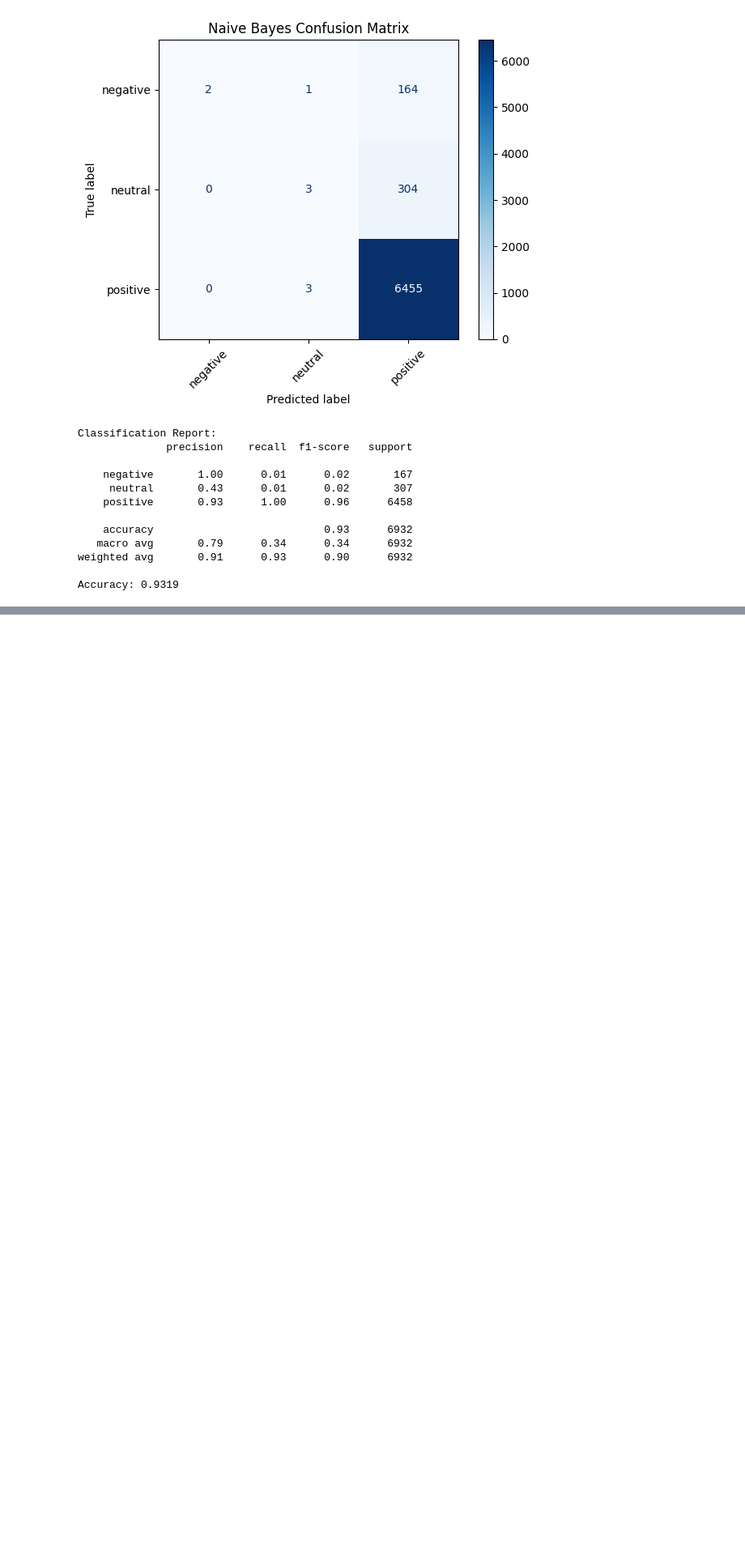
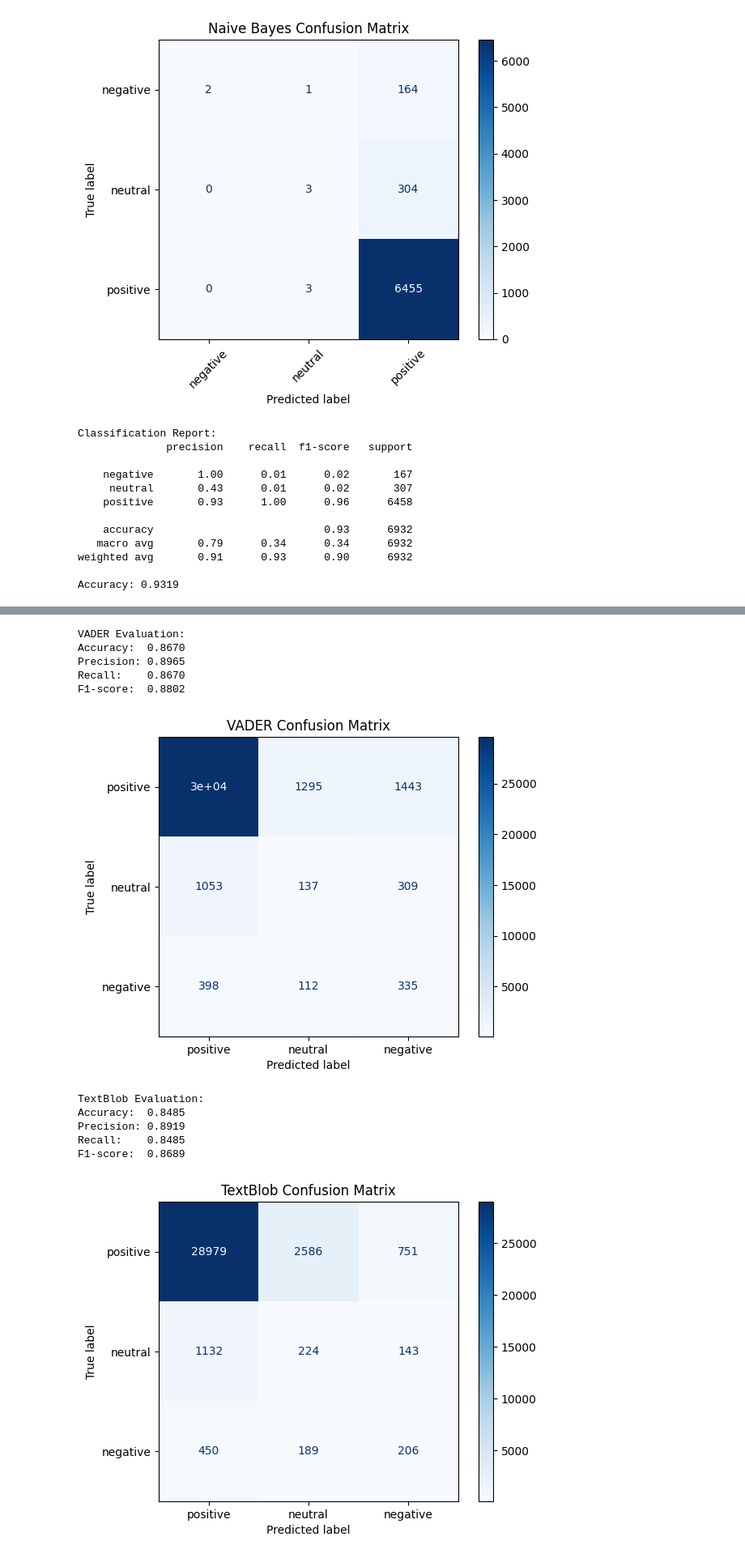
Before and after one commit to TalalAfzal/AI-Sentiment-Review-Classifier, a Jupyter notebook: Sentiment_Analysis_Product_Reviews.ipynb, the cells around one changed output, grey strips where cells are left out. Shown: that part at 81% size. Cells and saved outputs as stored; diff of their text form; code cells hidden in the pictures; blank space fills up the shorter version.

```diff
--- a/Sentiment_Analysis_Product_Reviews.ipynb
+++ b/Sentiment_Analysis_Product_Reviews.ipynb
@@ -182,6 +187,8 @@ Accuracy: 0.9319
 # %%
 import nltk
 from nltk.sentiment import SentimentIntensityAnalyzer
+
+test_texts = df['reviews.text']
 
 nltk.download('vader_lexicon')
 sia = SentimentIntensityAnalyzer()
@@ -201,0 +210,2 @@ NameError: name 'test_texts' is not defined
+# %%
+df['vader_sentiment'] = vader_preds
@@ -201,0 +225,2 @@ NameError: name 'test_texts' is not defined
+# %%
+df['textblob_sentiment'] = test_texts.apply(textblob_sentiment) # adding to dataframe
@@ -201,0 +238,48 @@ NameError: name 'test_texts' is not defined
+# %%
+def rating_to_sentiment(rating):
+    if rating >= 4:
+        return 'positive'
+    elif rating == 3:
+        return 'neutral'
+    else:
+        return 'negative'
+
+df['true_sentiment'] = df['reviews.rating'].apply(rating_to_sentiment)
+# %%
+from sklearn.metrics import accuracy_score, precision_recall_fscore_support, confusion_matrix, ConfusionMatrixDisplay
+import matplotlib.pyplot as plt
+
+def evaluate_model(y_true, y_pred, model_name):
+    acc = accuracy_score(y_true, y_pred)
+    precision, recall, f1, _ = precision_recall_fscore_support(y_true, y_pred, average='weighted', zero_division=0)
+    print(f"\n{model_name} Evaluation:")
+    print(f"Accuracy:  {acc:.4f}")
+    print(f"Precision: {precision:.4f}")
+    print(f"Recall:    {recall:.4f}")
+    print(f"F1-score:  {f1:.4f}")
+
+    # Confusion Matrix
+    cm = confusion_matrix(y_true, y_pred, labels=['positive', 'neutral', 'negative'])
+    disp = ConfusionMatrixDisplay(confusion_matrix=cm, display_labels=['positive', 'neutral', 'negative'])
+    disp.plot(cmap=plt.cm.Blues)
+    plt.title(f"{model_name} Confusion Matrix")
+    plt.show()
+
+# Example: if your true labels are in df['true_sentiment']
+y_true = df['true_sentiment']
+
+evaluate_model(y_true, df['vader_sentiment'], "VADER")
+evaluate_model(y_true, df['textblob_sentiment'], "TextBlob")
+# %% [output]
+VADER Evaluation:
+Accuracy:  0.8670
+Precision: 0.8965
+Recall:    0.8670
+F1-score:  0.8802
+[figure, added]
+TextBlob Evaluation:
+Accuracy:  0.8485
+Precision: 0.8919
+Recall:    0.8485
+F1-score:  0.8689
+[figure, added]
```
Also changed, not shown: parts of 4 cells of this notebook.
